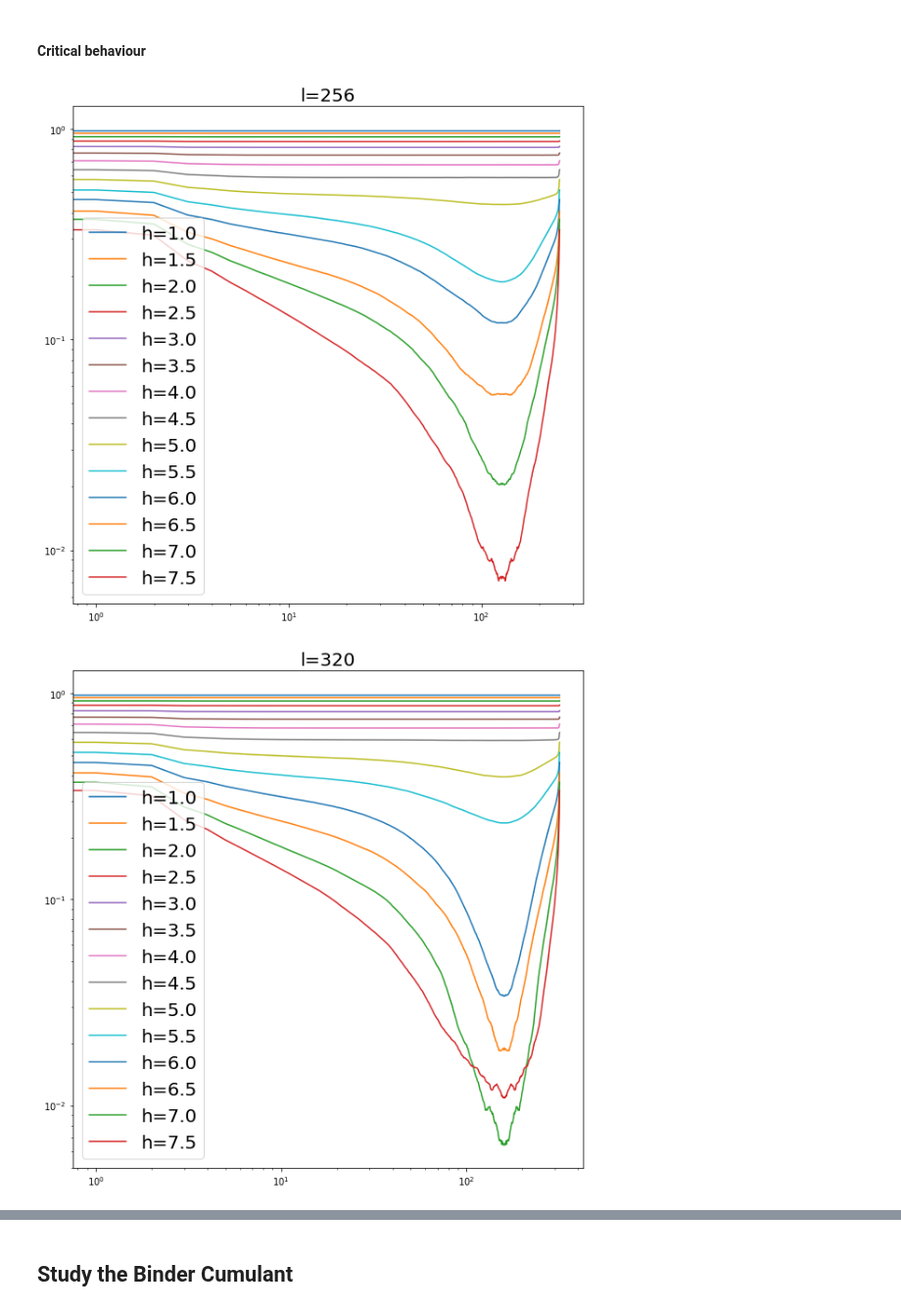
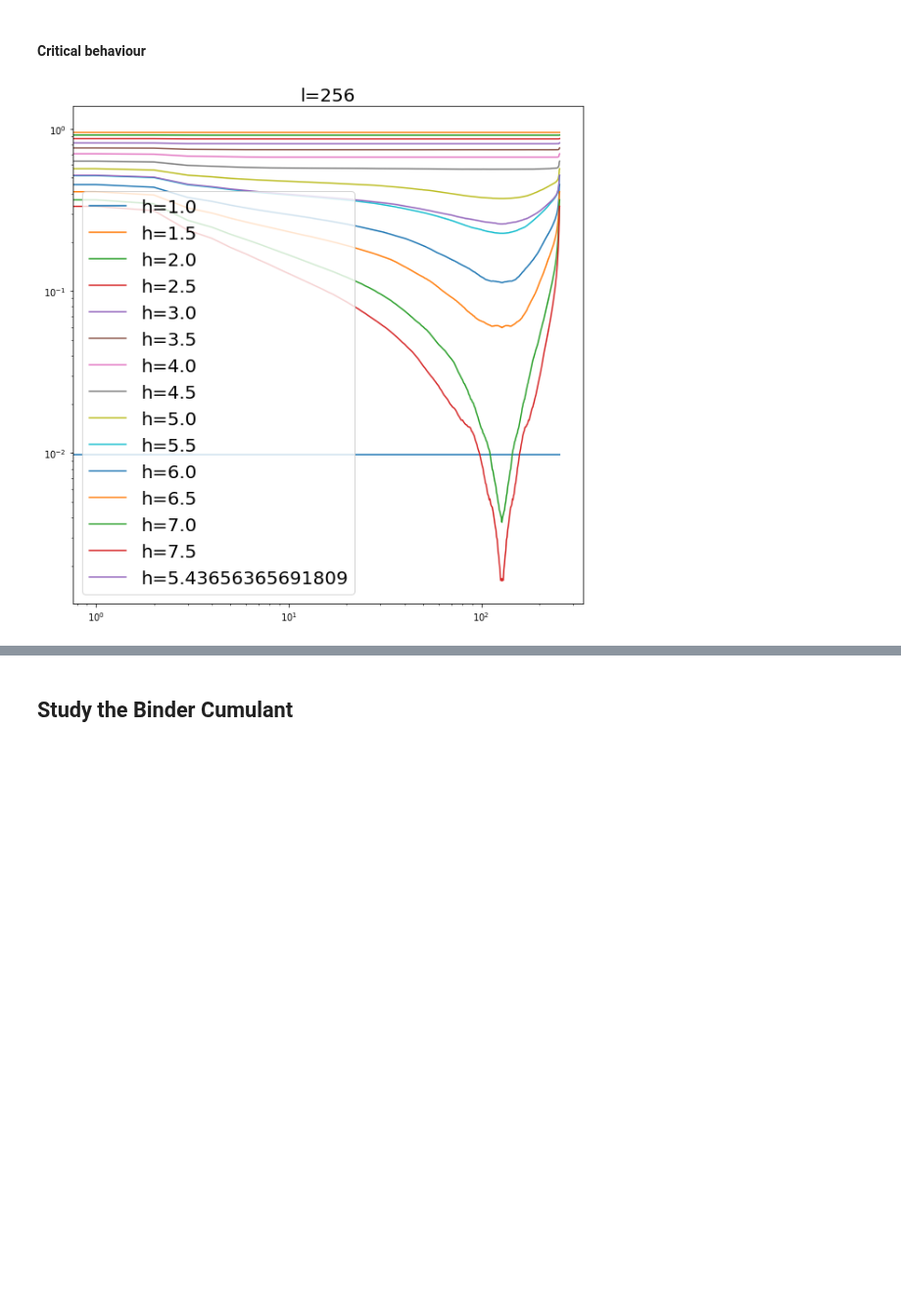
Before and after one commit to emacosta95/quantum_simulations_for_ising, a Jupyter notebook: 2nn_phase_transition.ipynb, the cells around one changed output, grey strips where cells are left out. Shown at 98% size. Saved outputs shown, nothing was run; the diff lists cells and outputs as text; code cells hidden in the pictures; blank space fills up the shorter version.

```diff
--- a/2nn_phase_transition.ipynb
+++ b/2nn_phase_transition.ipynb
@@ -9,18 +9,21 @@ import numpy as np
 ##### Data
 # %%
 hs=np.linspace(1,7.5,14)
-ls=[256,320,384,448]
+hs=np.append(hs,5.43656365691809)
+ls=[256]
 
 z_l=[]
-corr_l=[]
+
+x={}
+corr={}
 for l in ls:
     z={}
-    corr={}
+
     for h in hs:
         print(l,h)
-        data = np.load(f"data/check_the_2nn_phase_transition/051222/test_periodic_{l}_l_{h}_h_100_n.npz")
+        data = np.load(f"data/check_the_2nn_phase_transition/051222/test_obc_{l}_l_{h}_h_100_n.npz")
         z[h] = data["density"]
-        corr[h] = data["correlation"]
+        corr[(l,h)] = data["correlation"]
+        x[(l,h)]=data['magnetization_x']
 
     z_l.append(z)
-    corr_l.append(corr)
@@ -27,12 +46,12 @@ for l in ls:
 # %% [markdown]
  #### Plots
 # %%
-for i in range(len(ls)):
+for l in ls:
     chi=[]
     for h in hs:
-        chi.append(np.average(corr_l[i][h]))
+        chi.append(np.average((corr[(l,h)])))
 
-    plt.plot(hs,chi,label=f'l={ls[i]}')
+    plt.plot(np.sort(hs),chi,label=f'l={l}')
 plt.legend()
 plt.show()
 # %% [output]
@@ -42,23 +61,22 @@ plt.show()
 # %%
 for i in range(len(ls)):
     plt.figure(figsize=(10,10))
     for h in hs:
         idx=np.arange(ls[i])
-        xx=corr_l[i][h]
+        xx=corr[(ls[i],h)]
         for r in range(ls[i]):
             m = xx[:, idx, (idx + r) % ls[i]]
             if r == 0:
                 ms = m.reshape(-1, 1, ls[i])
             else:
                 ms = np.append(ms, m.reshape(-1, 1, ls[i]), axis=-2)
         ms=np.average(ms,axis=0)
         ms=np.average(ms,axis=-1)
         plt.plot(idx,ms,label=f'h={h}')
 
     plt.legend(fontsize=20)
     plt.title(f'l={ls[i]}',fontsize=20)
     plt.loglog()
     plt.show()
 # %% [output]
-[figure, old version]
+[figure, new version]
-[figure, removed]
```
Also changed, not shown: parts of 6 cells of this notebook, 7 other files.
